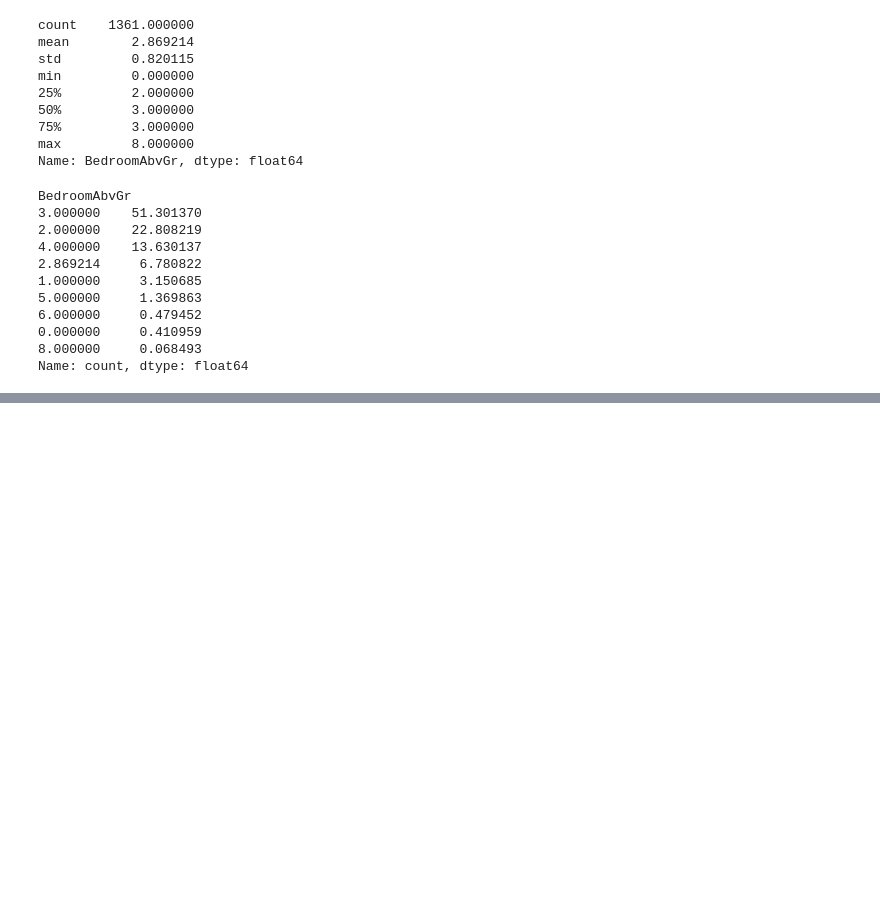
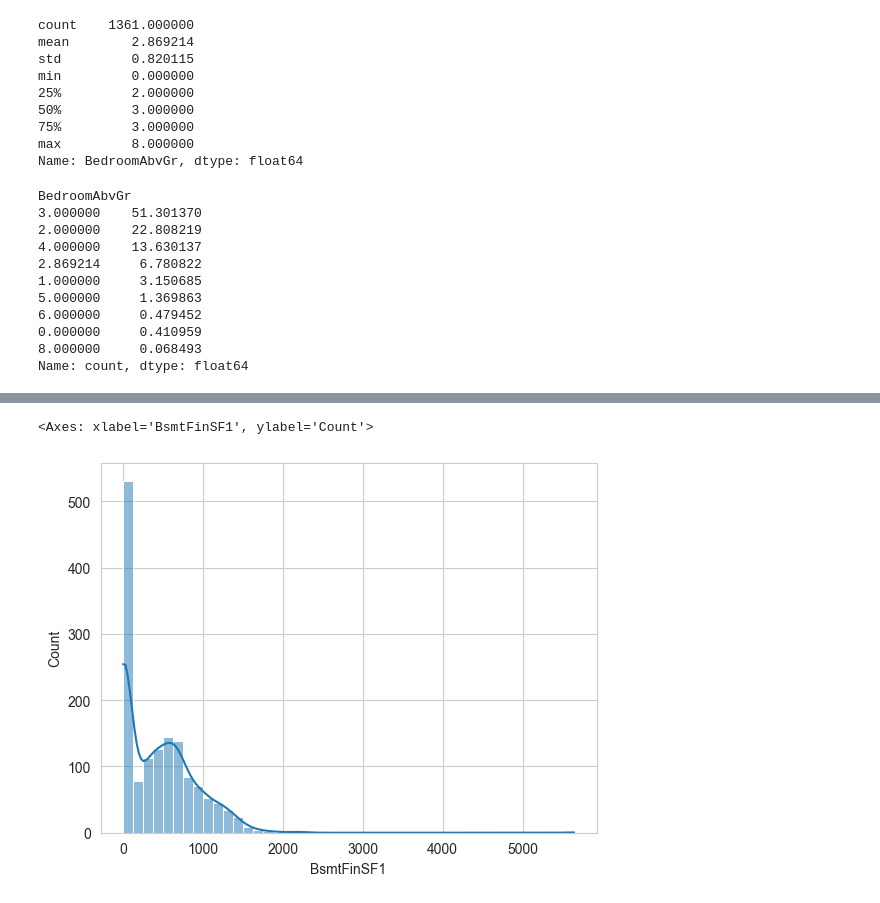
Before and after one commit to hisarciklilar/heritage-housing-issues, a Jupyter notebook: jupyter_notebooks/04_Data_Transformations.ipynb, the cells around one changed output, grey strips where cells are left out. Cells and saved outputs as stored; diff of their text form; code cells hidden in the pictures; blank space fills up the shorter version.

Commit message:
Explore basement indicators (data transformations)

```diff
--- a/jupyter_notebooks/04_Data_Transformations.ipynb
+++ b/jupyter_notebooks/04_Data_Transformations.ipynb
@@ -432,0 +462,6 @@ Name: count, dtype: float64
+# %%
+# No basement if TotalBsmtSF==0
+df.loc[(df['BsmtExposure'].isna()) & (df['TotalBsmtSF'] == 0), 'BsmtExposure'] = 'No_Basement'
+
+# Has basement but missing exposure if TotalBsmtSF > 0
+df.loc[(df['BsmtExposure'].isna()) & (df['TotalBsmtSF'] > 0), 'BsmtExposure'] = 'No'
@@ -432,0 +509,3 @@ Name: count, dtype: float64
+# %%
+# Impute: No basement if TotalBsmtSF==0
+df.loc[(df['BsmtFinType1'].isna()) & (df['TotalBsmtSF'] == 0), 'BsmtFinType1'] = 'No_Basement'
@@ -432,0 +520,3 @@ Name: count, dtype: float64
+# %%
+# Impute: Unf (Unfinished) if BsmtUnfSF>0 and BsmtFinSF1==0
+df.loc[(df['BsmtFinType1'].isna()) & (df['BsmtUnfSF'] > 0) & (df['BsmtFinSF1'] == 0), 'BsmtFinType1'] = "Unf"
@@ -432,0 +572,3 @@ Name: count, dtype: float64
+# %%
+# Replace remaining empty cells as genuine "missing"
+df['BsmtFinType1'] = df['BsmtFinType1'].fillna('Missing')
@@ -432,0 +599,6 @@ Name: count, dtype: float64
+# %%
+# Histogram of basement finished SF
+sns.histplot(df['BsmtFinSF1'], kde=True)
+# %% [output]
+<Axes: xlabel='BsmtFinSF1', ylabel='Count'>
+[figure, added]
```
Also changed, not shown: parts of 26 cells of this notebook.
